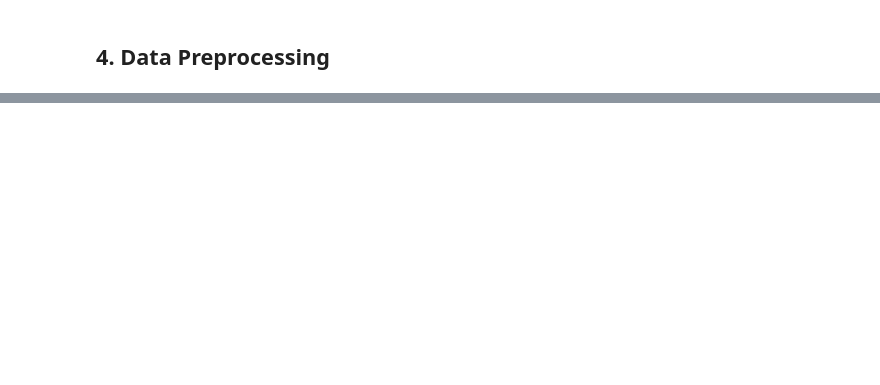
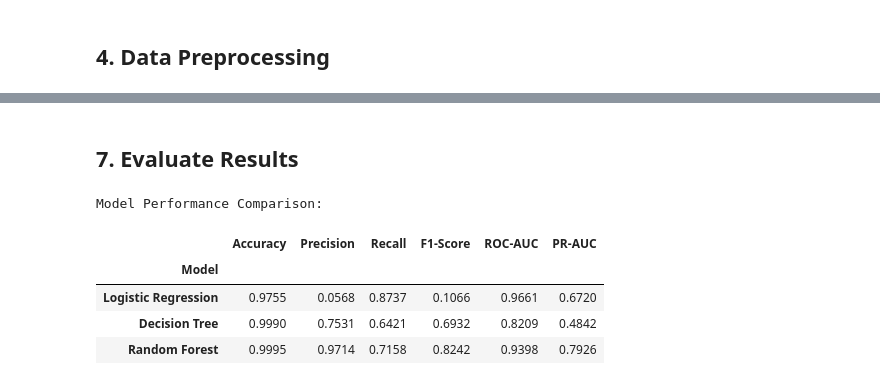
Before and after one commit to Arun-Singh-Chauhan-09/m606-fraud-detection-pipeline, a Jupyter notebook: credit_card_fraud_detection.ipynb, the cells around one changed output, grey strips where cells are left out. Saved outputs shown, nothing was run; the diff lists cells and outputs as text; code cells hidden in the pictures; blank space fills up the shorter version.

```diff
--- a/credit_card_fraud_detection.ipynb
+++ b/credit_card_fraud_detection.ipynb
@@ -679,0 +259,14 @@ pd.DataFrame({
+# %%
+
+features_train, features_test, labels_train, labels_test = train_test_split(
+    input_features, target_labels, test_size=0.2, random_state=42, stratify=target_labels
+)
+
+
+data_processor.DataFrame({
+    'Dataset': ['Training Set', 'Testing Set'],
+    'Total Transactions': [len(features_train), len(features_test)],
+    'Fraud Cases': [labels_train.sum(), labels_test.sum()],
+    'Fraud Percentage': [f"{labels_train.sum()/len(labels_train)*100:.3f}%",
+                          f"{labels_test.sum()/len(labels_test)*100:.3f}%"]
+})
@@ -679,0 +364,37 @@ pd.DataFrame({
+# %% [markdown]
+
+## 7. Evaluate Results
+# %%
+def evaluate_classifier(name, classifier, test_features, test_labels):
+
+    predictions = classifier.predict(test_features)
+    probabilities = classifier.predict_proba(test_features)[:, 1]
+
+    return {
+        'Model': name,
+        'Accuracy': accuracy_score(test_labels, predictions),
+        'Precision': precision_score(test_labels, predictions),
+        'Recall': recall_score(test_labels, predictions),
+        'F1-Score': f1_score(test_labels, predictions),
+        'ROC-AUC': roc_auc_score(test_labels, probabilities),
+        'PR-AUC': average_precision_score(test_labels, probabilities)
+    }
+# %%
+
+performance_metrics = []
+
+for name, classifier in trained_models.items():
+    metrics = evaluate_classifier(name, classifier, features_test, labels_test)
+    performance_metrics.append(metrics)
+
+metrics_table = data_processor.DataFrame(performance_metrics).set_index('Model').round(4)
+
+print("Model Performance Comparison:")
+metrics_table
+# %% [output]
+Model Performance Comparison:
+|  | Accuracy | Precision | Recall | F1-Score | ROC-AUC | PR-AUC |
+| Model |  |  |  |  |  |  |
+| Logistic Regression | 0.9755 | 0.0568 | 0.8737 | 0.1066 | 0.9661 | 0.6720 |
+| Decision Tree | 0.9990 | 0.7531 | 0.6421 | 0.6932 | 0.8209 | 0.4842 |
+| Random Forest | 0.9995 | 0.9714 | 0.7158 | 0.8242 | 0.9398 | 0.7926 |
```
Also changed, not shown: parts of 125 cells of this notebook, 2 other files.
